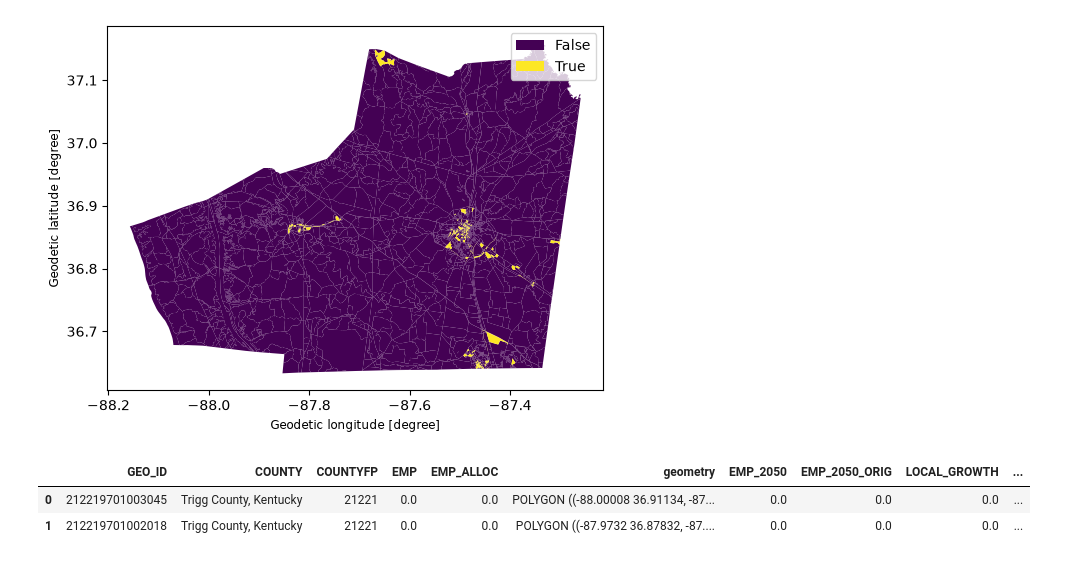
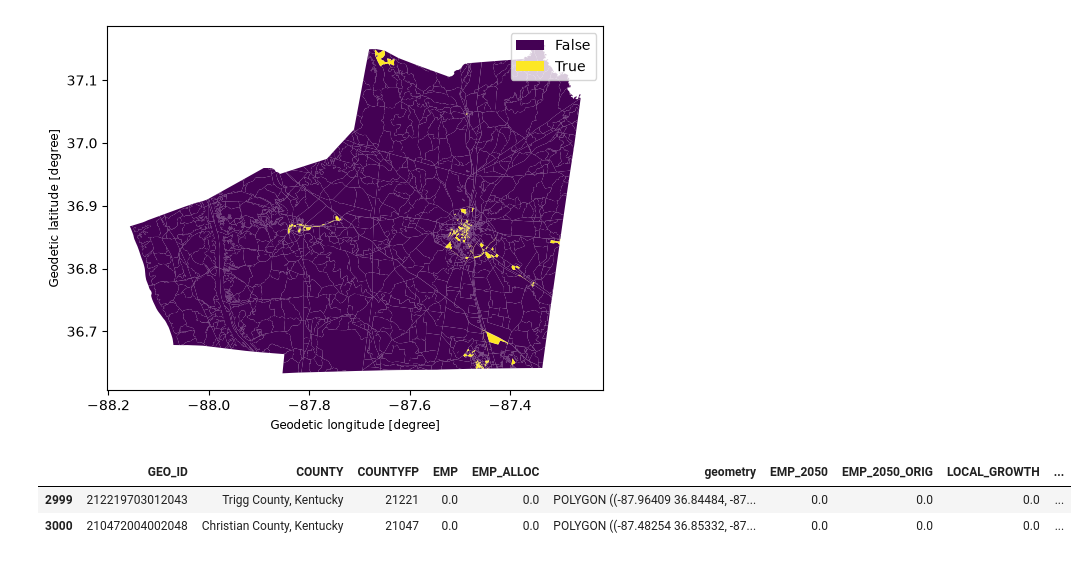
Before and after one commit to Greater-Nashville-Regional-Council/FCLUCS_Scenario_Planning, a Jupyter notebook: notebooks/Horizon Year Emp NoInd.ipynb, the cells around one changed output. Drawn from its saved outputs; the diff is of its cells as text; code cells hidden in the pictures.

```diff
--- a/notebooks/Horizon Year Emp NoInd.ipynb
+++ b/notebooks/Horizon Year Emp NoInd.ipynb
@@ -493,9 +512,13 @@ ky.plot(column = to_viz, cmap="viridis", legend=True,
 # %% [output]
 <Axes: xlabel='Geodetic longitude [degree]', ylabel='Geodetic latitude [degree]'>
 [figure]
+# %%
+ky["EMP_ORIG_GROWTH"] = (
+    ky["EMP_2050_ORIG"] - ky["EMP"]
+)
 # %%
-ky.head(2)
+ky.tail(2)
 # %% [output]
 |  | GEO_ID | COUNTY | COUNTYFP | EMP | EMP_ALLOC | geometry | EMP_2050 | EMP_2050_ORIG | LOCAL_GROWTH | ... |
-| 0 | 212219701003045 | Trigg County, Kentucky | 21221 | 0.0 | 0.0 | POLYGON ((-88.00008 36.91134, -87... | 0.0 | 0.0 | 0.0 | ... |
-| 1 | 212219701002018 | Trigg County, Kentucky | 21221 | 0.0 | 0.0 | POLYGON ((-87.9732 36.87832, -87.... | 0.0 | 0.0 | 0.0 | ... |
+| 2999 | 212219703012043 | Trigg County, Kentucky | 21221 | 0.0 | 0.0 | POLYGON ((-87.96409 36.84484, -87... | 0.0 | 0.0 | 0.0 | ... |
+| 3000 | 210472004002048 | Christian County, Kentucky | 21047 | 0.0 | 0.0 | POLYGON ((-87.48254 36.85332, -87... | 0.0 | 0.0 | 0.0 | ... |
```
Also changed, not shown: parts of 7 cells of this notebook, 5 other files.
